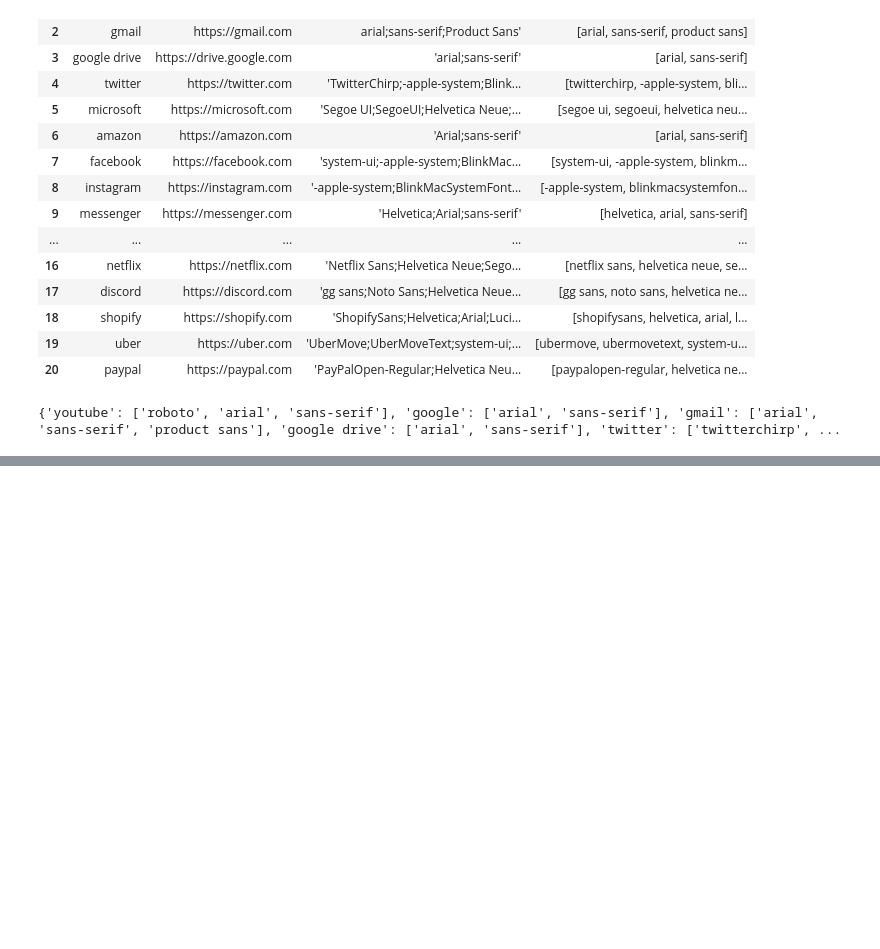
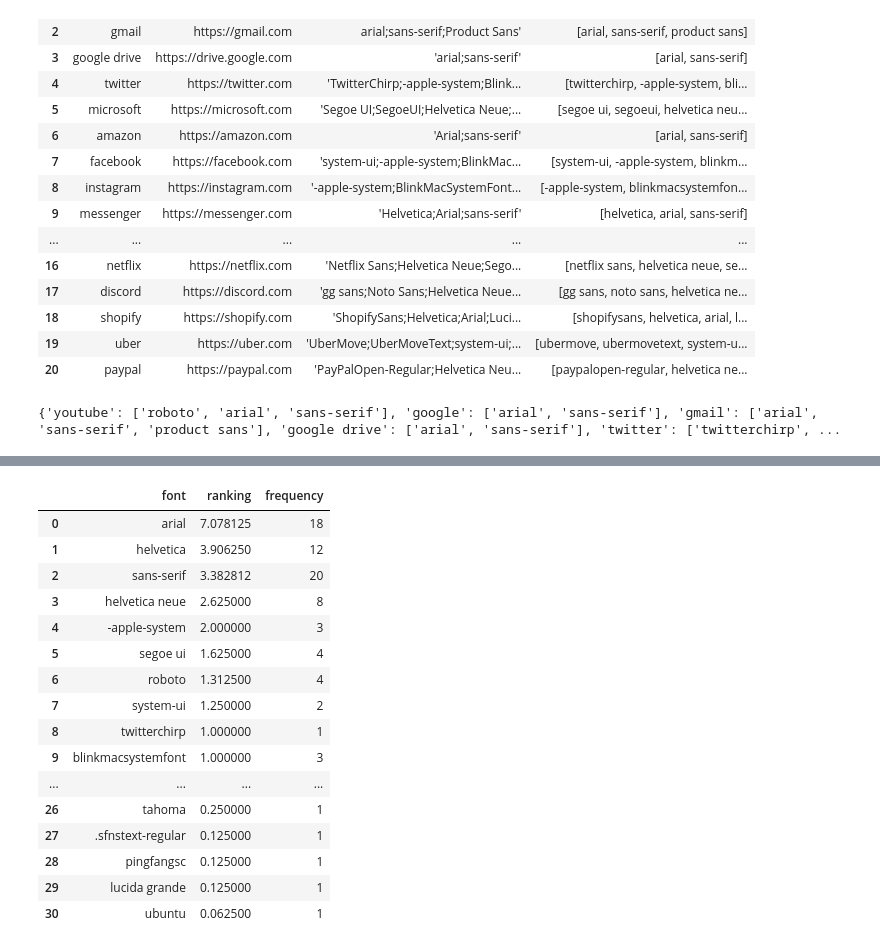
Before and after one commit to adiguno/font_fax, a Jupyter notebook: font_ranking.ipynb, the cells around one changed output, grey strips where cells are left out. Cells and saved outputs as stored; diff of their text form; code cells hidden in the pictures; blank space fills up the shorter version.

```diff
--- a/font_ranking.ipynb
+++ b/font_ranking.ipynb
@@ -21,3 +21,14 @@ df
 | 18 | shopify | https://shopify.com | 'ShopifySans;Helvetica;Arial;Luci... |
 | 19 | uber | https://uber.com | 'UberMove;UberMoveText;system-ui;... |
 | 20 | paypal | https://paypal.com | 'PayPalOpen-Regular;Helvetica Neu... |
+# %%
+def total_count(company_font_dict):
+    seen_font = {}
+    for company, fonts in company_font_dict.items():
+
+        for index, font in enumerate(fonts):
+            if font in seen_font:
+                seen_font[font] = 1 + seen_font[font]
+            else:
+                seen_font[font] = 1
+    return seen_font
@@ -110,8 +132,10 @@ print(company_font_dict)
 # %% [output]
 {'youtube': ['roboto', 'arial', 'sans-serif'], 'google': ['arial', 'sans-serif'], 'gmail': ['arial', 'sans-serif', 'product sans'], 'google drive': ['arial', 'sans-serif'], 'twitter': ['twitterchirp', ...
 # %%
-# process
+# ranking process
 font_ranking = totally_scientific_ranking(company_font_dict)
 font_ranking = dict(sorted(font_ranking.items(), key=lambda item: item[1], reverse=True))
 font_ranking
+ranking_df = pd.DataFrame(list(font_ranking.items()), columns=["font", "ranking"])
+ranking_df
 # %% [output]
@@ -134,0 +159,27 @@ font_ranking
+# %%
+# total process
+font_total = total_count(company_font_dict)
+font_total = dict(sorted(font_total.items(), key=lambda item: item[1], reverse=True))
+font_total
+
+# Add total to new column
+ranking_df['frequency'] = ranking_df['font'].apply(lambda x: font_total.get(x))
+ranking_df
+# %% [output]
+|  | font | ranking | frequency |
+| 0 | arial | 7.078125 | 18 |
+| 1 | helvetica | 3.906250 | 12 |
+| 2 | sans-serif | 3.382812 | 20 |
+| 3 | helvetica neue | 2.625000 | 8 |
+| 4 | -apple-system | 2.000000 | 3 |
+| 5 | segoe ui | 1.625000 | 4 |
+| 6 | roboto | 1.312500 | 4 |
+| 7 | system-ui | 1.250000 | 2 |
+| 8 | twitterchirp | 1.000000 | 1 |
+| 9 | blinkmacsystemfont | 1.000000 | 3 |
+| ... | ... | ... | ... |
+| 26 | tahoma | 0.250000 | 1 |
+| 27 | .sfnstext-regular | 0.125000 | 1 |
+| 28 | pingfangsc | 0.125000 | 1 |
+| 29 | lucida grande | 0.125000 | 1 |
+| 30 | ubuntu | 0.062500 | 1 |
```
Also changed, not shown: parts of 8 cells of this notebook.
